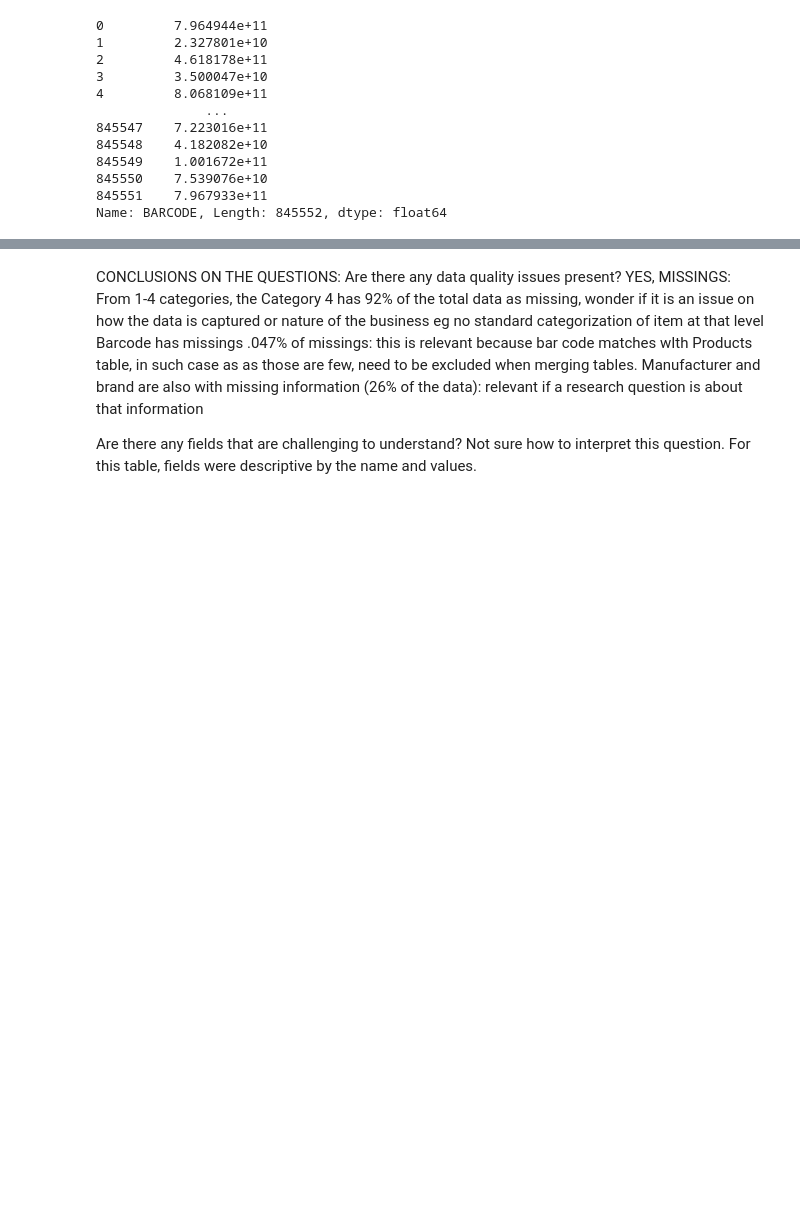
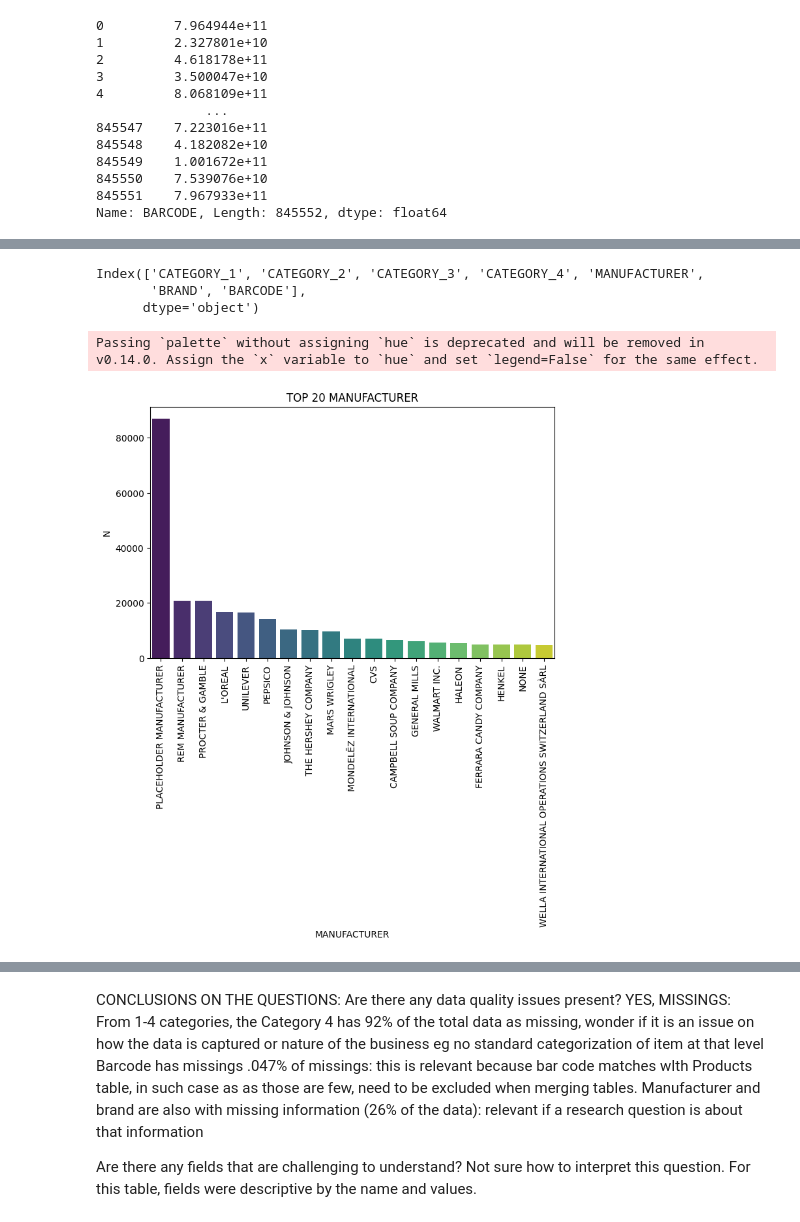
Before and after one commit to mariaob1201/FETCH-challenge, a Jupyter notebook: 2_processing/eda.ipynb, the cells around one changed output, grey strips where cells are left out. Saved outputs shown, nothing was run; the diff lists cells and outputs as text; code cells hidden in the pictures; blank space fills up the shorter version.

```diff
--- a/2_processing/eda.ipynb
+++ b/2_processing/eda.ipynb
@@ -156,0 +218,37 @@ print(len(products_clean))
+# %%
+products.columns
+# %% [output]
+Index(['CATEGORY_1', 'CATEGORY_2', 'CATEGORY_3', 'CATEGORY_4', 'MANUFACTURER',
+       'BRAND', 'BARCODE'],
+      dtype='object')
+# %%
+## number of observations per MANUFACTURER, top 20 with more obs
+# SQL Query to filter, group, and sort
+query = """
+SELECT MANUFACTURER, COUNT(BARCODE) AS N
+FROM products
+GROUP BY MANUFACTURER
+ORDER BY N DESC
+LIMIT 20
+"""
+
+
+top_brands = ps.sqldf(query, locals())
+plt.figure(figsize=(8, 5))
+
+# Plot
+sns.barplot(data=top_brands, x="MANUFACTURER", y="N", palette="viridis")
+
+# Customize labels and title
+plt.xlabel("MANUFACTURER")
+plt.ylabel("N")
+plt.title("TOP 20 MANUFACTURER")
+
+# Rotate x-axis labels
+plt.xticks(rotation=90)
+
+# Show the plot
+plt.show()
+# %% [output]
+Passing `palette` without assigning `hue` is deprecated and will be removed in v0.14.0. Assign the `x` variable to `hue` and set `legend=False` for the same effect.
+[figure, added]
```
Also changed, not shown: parts of 21 cells of this notebook, 3 other files.
